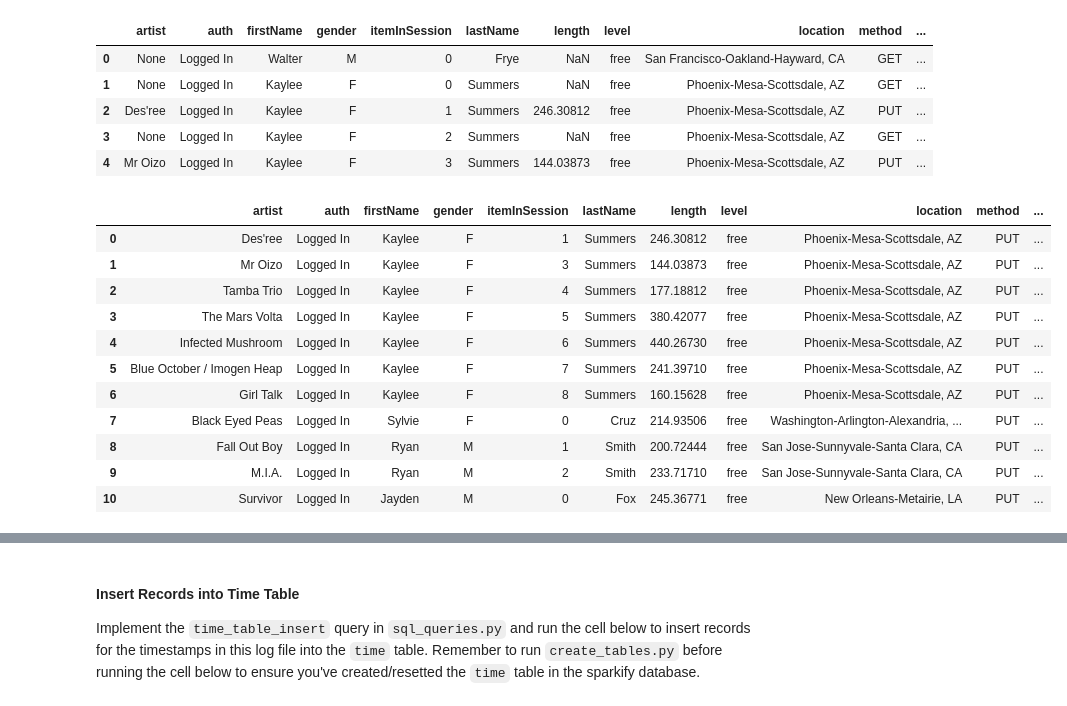
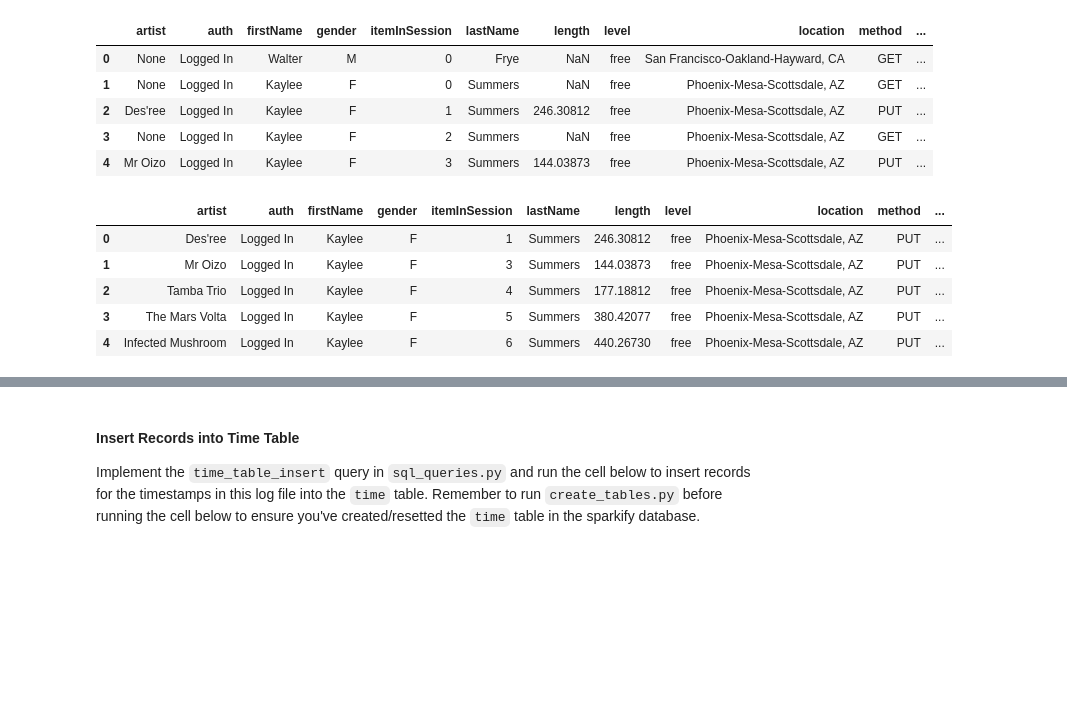
Before and after one commit to AndoKalrisian/Data-Modelling-Postgres-sample-project, a Jupyter notebook: etl.ipynb, the cells around one changed output, grey strips where cells are left out. Saved outputs shown, nothing was run; the diff lists cells and outputs as text; code cells hidden in the pictures; blank space fills up the shorter version.

```diff
--- a/etl.ipynb
+++ b/etl.ipynb
@@ -194,21 +168,17 @@ df.head()
 | 4 | Mr Oizo | Logged In | Kaylee | F | 3 | Summers | 144.03873 | free | Phoenix-Mesa-Scottsdale, AZ | PUT | ... |
 # %%
 t = df[df['page']=='NextSong'].copy().reset_index(drop=True)
+t['epoch']=t['ts']
 t['ts']=pd.to_datetime(df['ts'])
-t
+
+t.head()
 # %% [output]
 |  | artist | auth | firstName | gender | itemInSession | lastName | length | level | location | method | ... |
 | 0 | Des'ree | Logged In | Kaylee | F | 1 | Summers | 246.30812 | free | Phoenix-Mesa-Scottsdale, AZ | PUT | ... |
 | 1 | Mr Oizo | Logged In | Kaylee | F | 3 | Summers | 144.03873 | free | Phoenix-Mesa-Scottsdale, AZ | PUT | ... |
 | 2 | Tamba Trio | Logged In | Kaylee | F | 4 | Summers | 177.18812 | free | Phoenix-Mesa-Scottsdale, AZ | PUT | ... |
 | 3 | The Mars Volta | Logged In | Kaylee | F | 5 | Summers | 380.42077 | free | Phoenix-Mesa-Scottsdale, AZ | PUT | ... |
 | 4 | Infected Mushroom | Logged In | Kaylee | F | 6 | Summers | 440.26730 | free | Phoenix-Mesa-Scottsdale, AZ | PUT | ... |
-| 5 | Blue October / Imogen Heap | Logged In | Kaylee | F | 7 | Summers | 241.39710 | free | Phoenix-Mesa-Scottsdale, AZ | PUT | ... |
-| 6 | Girl Talk | Logged In | Kaylee | F | 8 | Summers | 160.15628 | free | Phoenix-Mesa-Scottsdale, AZ | PUT | ... |
-| 7 | Black Eyed Peas | Logged In | Sylvie | F | 0 | Cruz | 214.93506 | free | Washington-Arlington-Alexandria, ... | PUT | ... |
-| 8 | Fall Out Boy | Logged In | Ryan | M | 1 | Smith | 200.72444 | free | San Jose-Sunnyvale-Santa Clara, CA | PUT | ... |
-| 9 | M.I.A. | Logged In | Ryan | M | 2 | Smith | 233.71710 | free | San Jose-Sunnyvale-Santa Clara, CA | PUT | ... |
-| 10 | Survivor | Logged In | Jayden | M | 0 | Fox | 245.36771 | free | New Orleans-Metairie, LA | PUT | ... |
 # %%
 time_data=[t['ts'].values,
            t['ts'].dt.hour.values,
```
Also changed, not shown: parts of 8 cells of this notebook, 3 other files.
